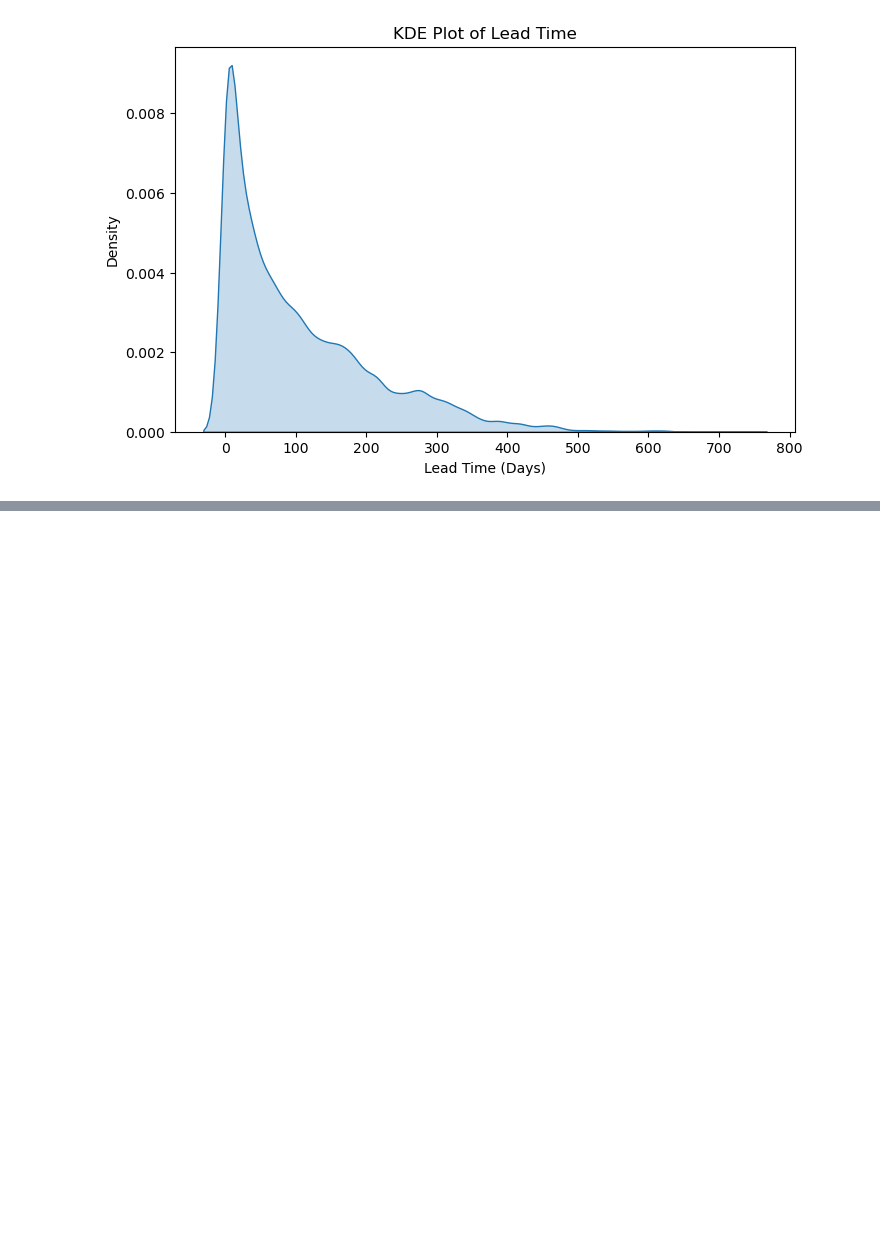
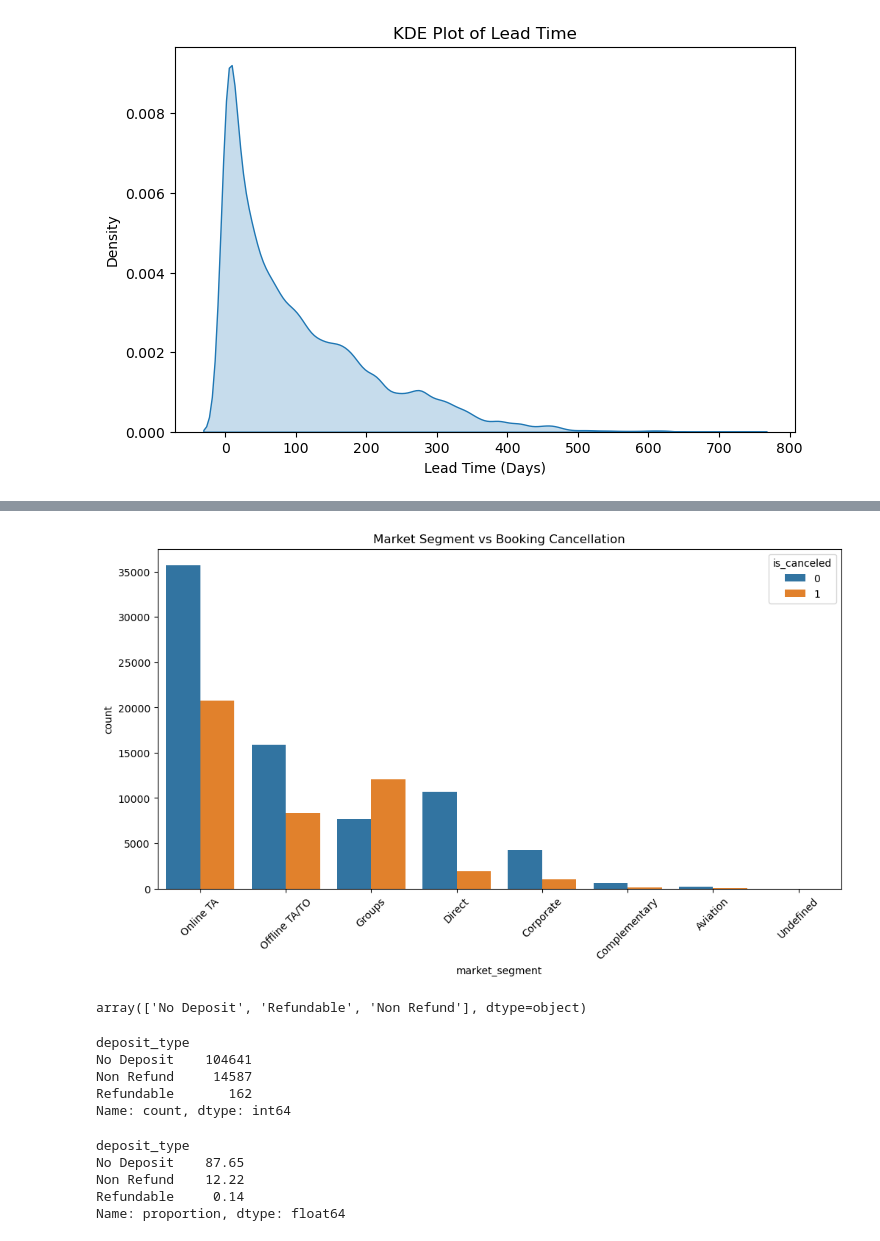
Before and after one commit to greeshavaishnavi09/Hotel_Booking_Cancellation_Prediction, a Jupyter notebook: research/02_eda.ipynb, the cells around one changed output, grey strips where cells are left out. Drawn from its saved outputs; the diff is of its cells as text; code cells hidden in the pictures; blank space fills up the shorter version.

```diff
--- a/research/02_eda.ipynb
+++ b/research/02_eda.ipynb
@@ -376,0 +526,44 @@ plt.show()
+# %%
+plt.figure(figsize=(12,6))
+
+sns.countplot(
+    data=df,
+    x="market_segment",
+    hue="is_canceled",
+    order=df["market_segment"].value_counts().index
+)
+
+plt.xticks(rotation=45)
+
+plt.title("Market Segment vs Booking Cancellation")
+
+plt.show()
+# %% [output]
+[figure, added]
+# %%
+# deposit_type vs is_canceled
+
+df["deposit_type"].unique()
+# %% [output]
+array(['No Deposit', 'Refundable', 'Non Refund'], dtype=object)
+# %%
+df["deposit_type"].value_counts()
+# %% [output]
+deposit_type
+No Deposit    104641
+Non Refund     14587
+Refundable       162
+Name: count, dtype: int64
+# %%
+(
+    df["deposit_type"]
+      .value_counts(normalize=True)
+      .mul(100)
+      .round(2)
+)
+# %% [output]
+deposit_type
+No Deposit    87.65
+Non Refund    12.22
+Refundable     0.14
+Name: proportion, dtype: float64
```
Also changed, not shown: parts of 25 cells of this notebook.
